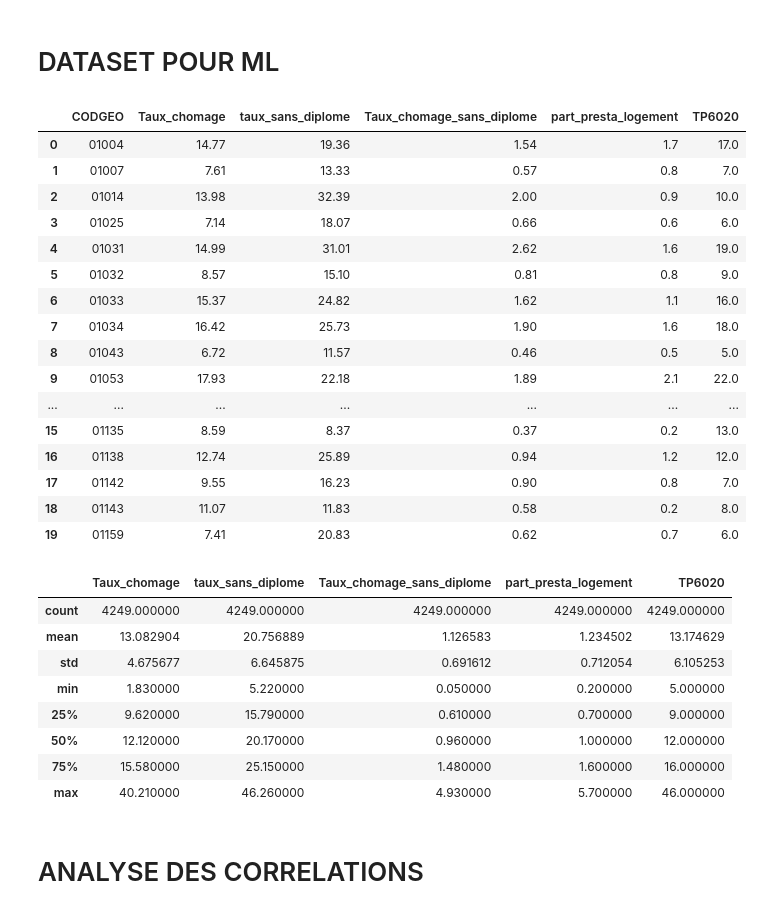
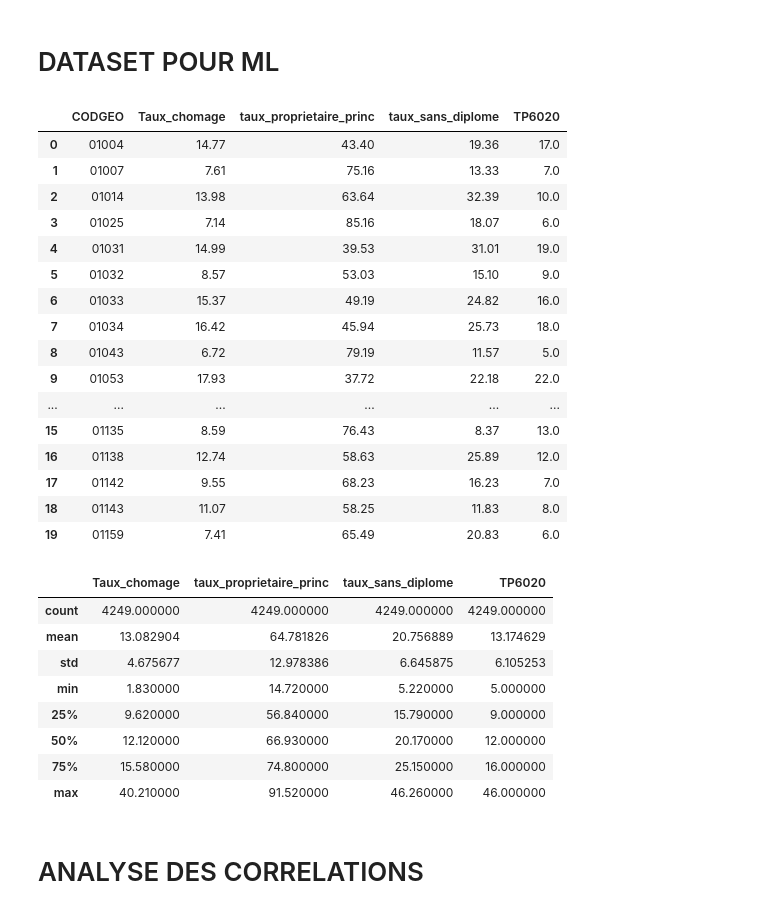
Before and after one commit to Mariehf64/fev23cda_french_industry, a Jupyter notebook: notebooks/Dataset 2020 - Transformation de variables pour ML - dataset complet.ipynb, the cells around one changed output. Cells and saved outputs as stored; diff of their text form; code cells hidden in the pictures.

```diff
--- a/notebooks/Dataset 2020 - Transformation de variables pour ML - dataset complet.ipynb
+++ b/notebooks/Dataset 2020 - Transformation de variables pour ML - dataset complet.ipynb
@@ -220,57 +220,57 @@ pd.DataFrame({'P19_F0610': P19_F0610[0:5], 'P19_FSCOL0610': P19_FSCOL0610[0:5]})
 # %%
 data = pd.DataFrame({'CODGEO': df.CODGEO,
                      'Taux_chomage': Taux_chomage,
-                     #'taux_proprietaire_princ': taux_proprietaire_princ,
+                     'taux_proprietaire_princ': taux_proprietaire_princ,
                      #'Taux_impact_ets_local': Taux_impact_ets_local,
                      'taux_sans_diplome': taux_sans_diplome,
-                     'Taux_chomage_sans_diplome': Taux_chomage_sans_diplome,
+                     #'Taux_chomage_sans_diplome': Taux_chomage_sans_diplome,
                      #'ratio_pop_par_menage': ratio_pop_par_menage,
-                     'part_presta_logement': df.PPLOGT20, #parr des presta logement dans les presta sociales
+                     #'part_presta_logement': df.PPLOGT20, #parr des presta logement dans les presta sociales
                      #'ratio_ets_pop': ratio_ets_pop,
                      #'commune_industrielle': commune_industrielle,
                      #'taux_postes_ind': taux_postes_ind,
                      #'Taux_scolarisation_femme6_10': Taux_scolarisation_femme6_10,
                      #'taux_crea_ind': taux_crea_ind,
                      #'taux_maison_princ': taux_maison_princ,
                      #'Taux_femme_seule': Taux_femme_seule,
                      #'taux_crea': taux_crea,
                      #'taux_menage_CSP_plus': taux_menage_CSP_plus,
                      #'taux_femmes_sans_diplome': taux_femmes_sans_diplome,
                      #'taux_scolarisation_1824': taux_scolarisation_1824,
                      'TP6020': df.TP6020,
                     })
 
 data.head(20)
 # %% [output]
-|  | CODGEO | Taux_chomage | taux_sans_diplome | Taux_chomage_sans_diplome | part_presta_logement | TP6020 |
-| 0 | 01004 | 14.77 | 19.36 | 1.54 | 1.7 | 17.0 |
-| 1 | 01007 | 7.61 | 13.33 | 0.57 | 0.8 | 7.0 |
-| 2 | 01014 | 13.98 | 32.39 | 2.00 | 0.9 | 10.0 |
-| 3 | 01025 | 7.14 | 18.07 | 0.66 | 0.6 | 6.0 |
-| 4 | 01031 | 14.99 | 31.01 | 2.62 | 1.6 | 19.0 |
-| 5 | 01032 | 8.57 | 15.10 | 0.81 | 0.8 | 9.0 |
-| 6 | 01033 | 15.37 | 24.82 | 1.62 | 1.1 | 16.0 |
-| 7 | 01034 | 16.42 | 25.73 | 1.90 | 1.6 | 18.0 |
-| 8 | 01043 | 6.72 | 11.57 | 0.46 | 0.5 | 5.0 |
-| 9 | 01053 | 17.93 | 22.18 | 1.89 | 2.1 | 22.0 |
-| ... | ... | ... | ... | ... | ... | ... |
-| 15 | 01135 | 8.59 | 8.37 | 0.37 | 0.2 | 13.0 |
-| 16 | 01138 | 12.74 | 25.89 | 0.94 | 1.2 | 12.0 |
-| 17 | 01142 | 9.55 | 16.23 | 0.90 | 0.8 | 7.0 |
-| 18 | 01143 | 11.07 | 11.83 | 0.58 | 0.2 | 8.0 |
-| 19 | 01159 | 7.41 | 20.83 | 0.62 | 0.7 | 6.0 |
+|  | CODGEO | Taux_chomage | taux_proprietaire_princ | taux_sans_diplome | TP6020 |
+| 0 | 01004 | 14.77 | 43.40 | 19.36 | 17.0 |
+| 1 | 01007 | 7.61 | 75.16 | 13.33 | 7.0 |
+| 2 | 01014 | 13.98 | 63.64 | 32.39 | 10.0 |
+| 3 | 01025 | 7.14 | 85.16 | 18.07 | 6.0 |
+| 4 | 01031 | 14.99 | 39.53 | 31.01 | 19.0 |
+| 5 | 01032 | 8.57 | 53.03 | 15.10 | 9.0 |
+| 6 | 01033 | 15.37 | 49.19 | 24.82 | 16.0 |
+| 7 | 01034 | 16.42 | 45.94 | 25.73 | 18.0 |
+| 8 | 01043 | 6.72 | 79.19 | 11.57 | 5.0 |
+| 9 | 01053 | 17.93 | 37.72 | 22.18 | 22.0 |
+| ... | ... | ... | ... | ... | ... |
+| 15 | 01135 | 8.59 | 76.43 | 8.37 | 13.0 |
+| 16 | 01138 | 12.74 | 58.63 | 25.89 | 12.0 |
+| 17 | 01142 | 9.55 | 68.23 | 16.23 | 7.0 |
+| 18 | 01143 | 11.07 | 58.25 | 11.83 | 8.0 |
+| 19 | 01159 | 7.41 | 65.49 | 20.83 | 6.0 |
 # %%
 data.describe()
 # %% [output]
-|  | Taux_chomage | taux_sans_diplome | Taux_chomage_sans_diplome | part_presta_logement | TP6020 |
-| count | 4249.000000 | 4249.000000 | 4249.000000 | 4249.000000 | 4249.000000 |
-| mean | 13.082904 | 20.756889 | 1.126583 | 1.234502 | 13.174629 |
-| std | 4.675677 | 6.645875 | 0.691612 | 0.712054 | 6.105253 |
-| min | 1.830000 | 5.220000 | 0.050000 | 0.200000 | 5.000000 |
-| 25% | 9.620000 | 15.790000 | 0.610000 | 0.700000 | 9.000000 |
-| 50% | 12.120000 | 20.170000 | 0.960000 | 1.000000 | 12.000000 |
-| 75% | 15.580000 | 25.150000 | 1.480000 | 1.600000 | 16.000000 |
-| max | 40.210000 | 46.260000 | 4.930000 | 5.700000 | 46.000000 |
+|  | Taux_chomage | taux_proprietaire_princ | taux_sans_diplome | TP6020 |
+| count | 4249.000000 | 4249.000000 | 4249.000000 | 4249.000000 |
+| mean | 13.082904 | 64.781826 | 20.756889 | 13.174629 |
+| std | 4.675677 | 12.978386 | 6.645875 | 6.105253 |
+| min | 1.830000 | 14.720000 | 5.220000 | 5.000000 |
+| 25% | 9.620000 | 56.840000 | 15.790000 | 9.000000 |
+| 50% | 12.120000 | 66.930000 | 20.170000 | 12.000000 |
+| 75% | 15.580000 | 74.800000 | 25.150000 | 16.000000 |
+| max | 40.210000 | 91.520000 | 46.260000 | 46.000000 |
 # %% [markdown]
 # ANALYSE DES CORRELATIONS #
 # %%
```
Also changed, not shown: parts of 3 cells of this notebook.
